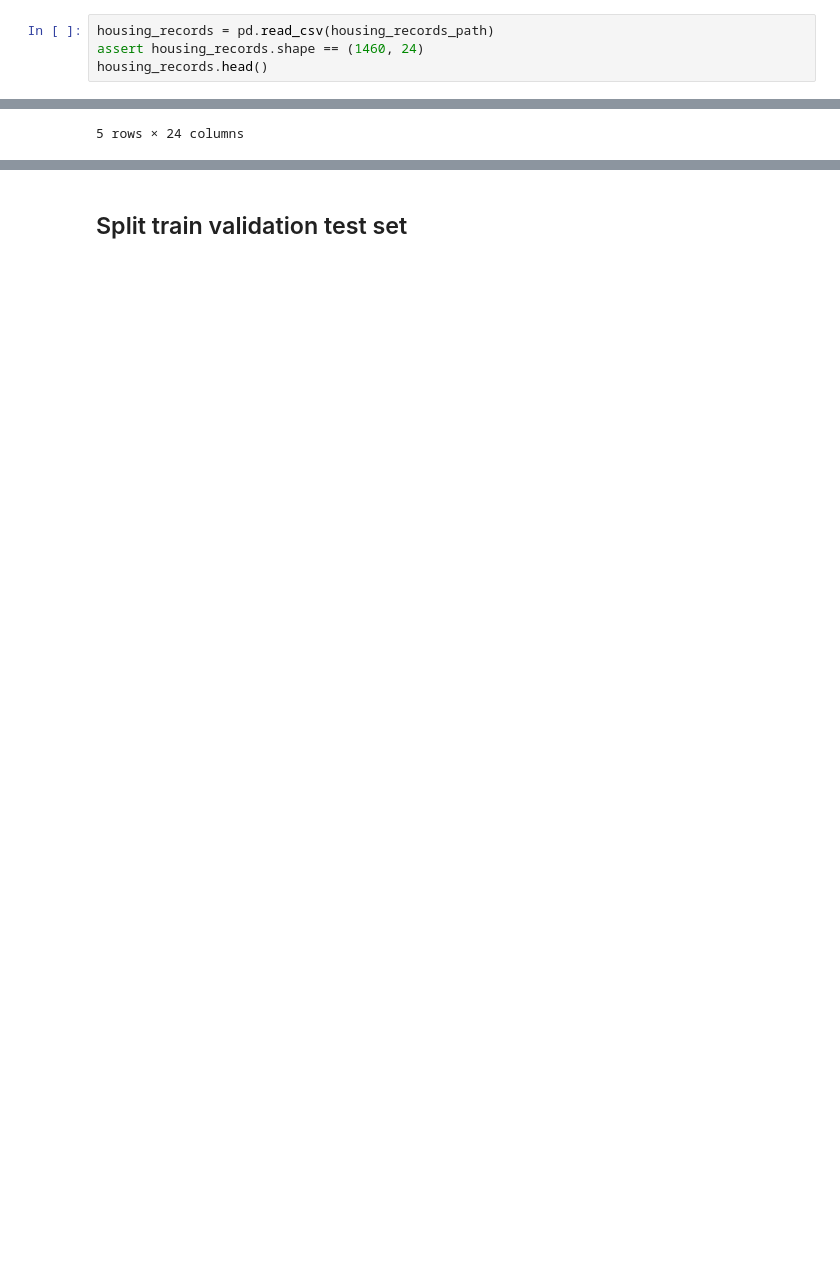
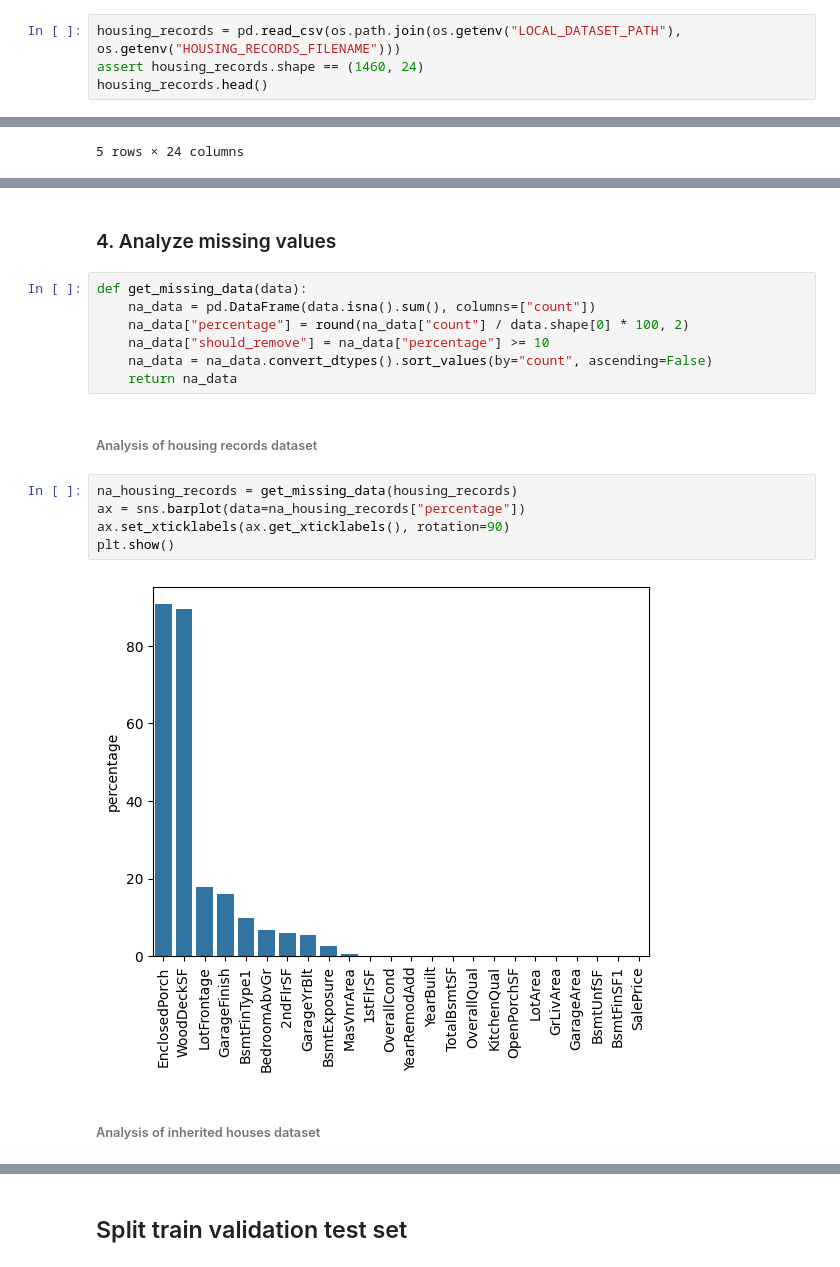
Before and after one commit to fokhrun/heritage_housing, a Jupyter notebook: jupyter_notebooks/data_collection.ipynb, the cells around one changed output, grey strips where cells are left out. Cells and saved outputs as stored; diff of their text form; blank space fills up the shorter version.

Commit message:
improve how data is collected

```diff
--- a/jupyter_notebooks/data_collection.ipynb
+++ b/jupyter_notebooks/data_collection.ipynb
@@ -61,5 +108,5 @@ os.remove(zip_file_path)
 # %%
-housing_records = pd.read_csv(housing_records_path)
+housing_records = pd.read_csv(os.path.join(os.getenv("LOCAL_DATASET_PATH"), os.getenv("HOUSING_RECORDS_FILENAME")))
 assert housing_records.shape == (1460, 24)
 housing_records.head()
 # %% [output]
@@ -81,3 +130,23 @@ inherited_houses.head()
 | 2 | 928 | 701 | 3 | No | 791.0 | GLQ | 137.0 | 0 | ... |
 | 3 | 926 | 678 | 3 | No | 602.0 | GLQ | 324.0 | 0 | ... |
 4 rows × 23 columns
+# %% [markdown]
+### 4. Analyze missing values
+# %%
+def get_missing_data(data):
+    na_data = pd.DataFrame(data.isna().sum(), columns=["count"])
+    na_data["percentage"] = round(na_data["count"] / data.shape[0] * 100, 2)
+    na_data["should_remove"] = na_data["percentage"] >= 10
+    na_data = na_data.convert_dtypes().sort_values(by="count", ascending=False)
+    return na_data
+# %% [markdown]
+###### Analysis of housing records dataset
+# %%
+na_housing_records = get_missing_data(housing_records)
+ax = sns.barplot(data=na_housing_records["percentage"])
+ax.set_xticklabels(ax.get_xticklabels(), rotation=90)
+plt.show()
+# %% [output]
+[figure, added]
+# %% [markdown]
+###### Analysis of inherited houses dataset
```
Also changed, not shown: parts of 32 cells of this notebook.
